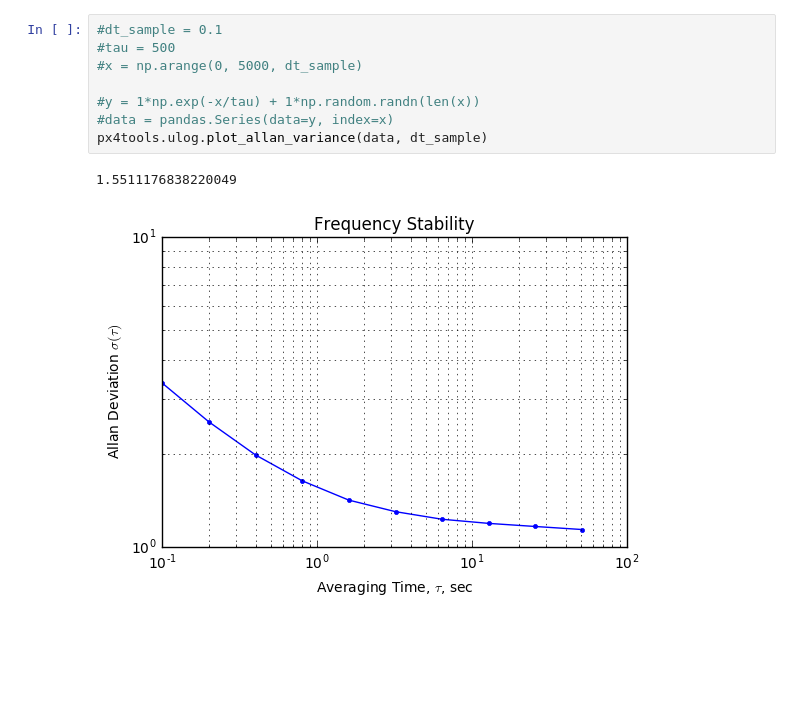
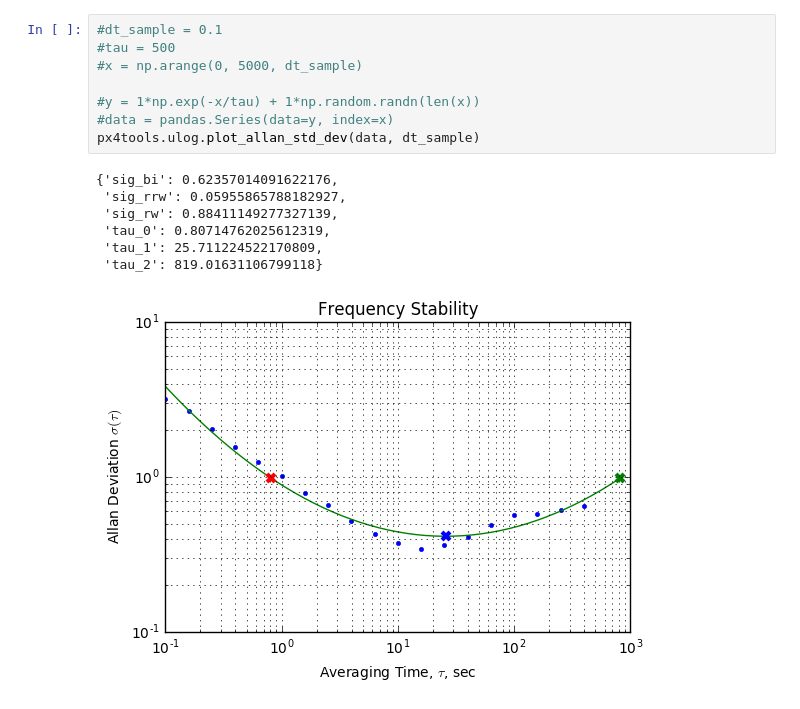
Before and after one commit to dronecrew/px4tools, a Jupyter notebook: examples/ulog noise analysis.ipynb, the cells around one changed output. Saved outputs shown, nothing was run; the diff lists cells and outputs as text; blank space fills up the shorter version.

Commit message:
Fixed ulog example notebooks.

```diff
--- a/examples/ulog noise analysis.ipynb
+++ b/examples/ulog noise analysis.ipynb
@@ -30,14 +32,19 @@ data.plot()
 # %%
 #dt_sample = 0.1
 #tau = 500
 #x = np.arange(0, 5000, dt_sample)
 
 #y = 1*np.exp(-x/tau) + 1*np.random.randn(len(x))
 #data = pandas.Series(data=y, index=x)
-px4tools.ulog.plot_allan_variance(data, dt_sample)
+px4tools.ulog.plot_allan_std_dev(data, dt_sample)
 # %% [output]
-1.5511176838220049
+{'sig_bi': 0.62357014091622176,
+ 'sig_rrw': 0.05955865788182927,
+ 'sig_rw': 0.88411149277327139,
+ 'tau_0': 0.80714762025612319,
+ 'tau_1': 25.711224522170809,
+ 'tau_2': 819.01631106799118}
-[figure, old version]
+[figure, new version]
 # %%
 px4tools.ulog.plot_autocorrelation(data, dt_sample)
 # %% [output]
```
Also changed, not shown: parts of 3 cells of this notebook, 1 other file.
